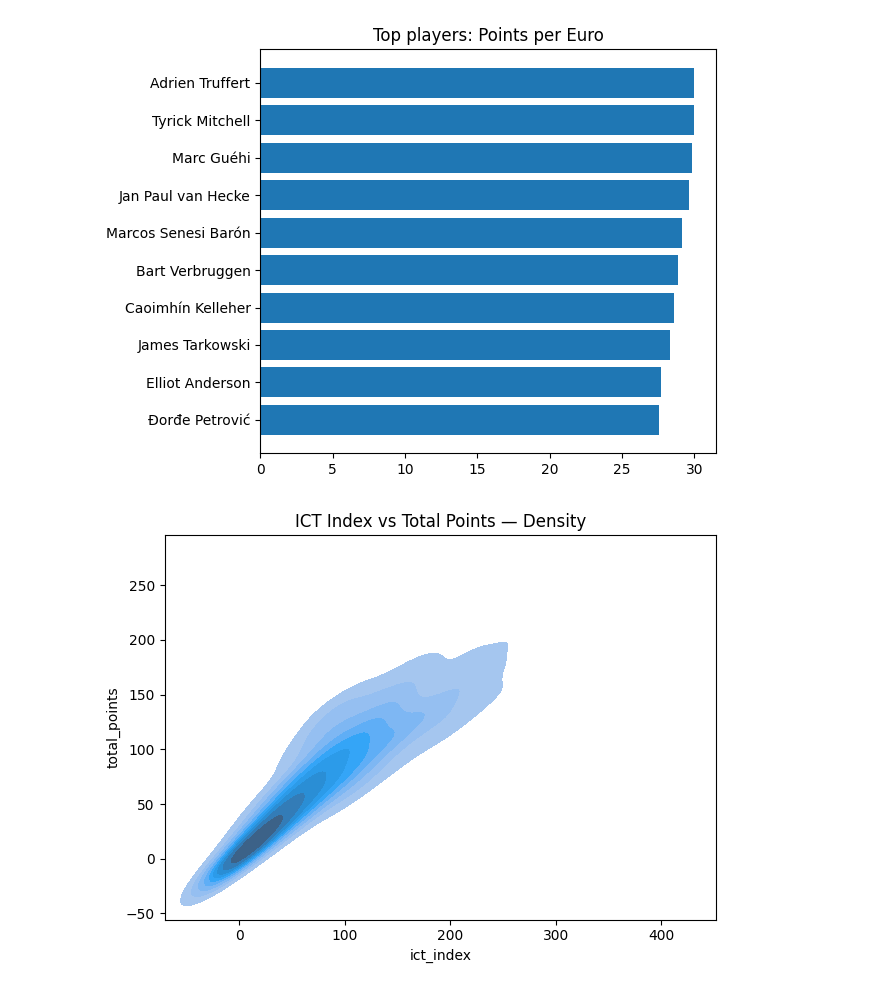
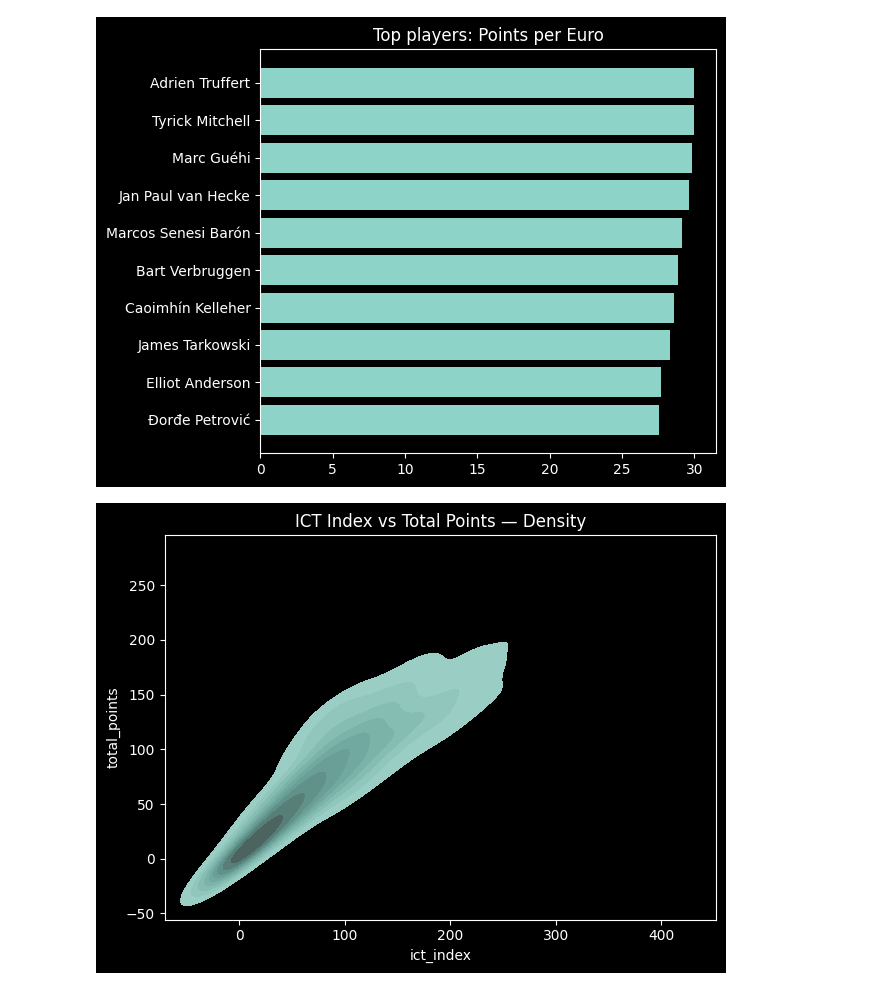
Before and after one commit to pratikmogaveera/fpl-analysis, a Jupyter notebook: fpl_analysis.ipynb, the cells around one changed output. Drawn from its saved outputs; the diff is of its cells as text; code cells hidden in the pictures.

Commit message:
feat:(notebook) dark mode added to chart, recommendation table extended

```diff
--- a/fpl_analysis.ipynb
+++ b/fpl_analysis.ipynb
@@ -6,8 +6,9 @@ import seaborn as sns
 # %%
 # Constants / Configs
 POSITION_MASTER = {1: 'GKP', 2: 'DEF', 3: 'MID', 4: 'FWD'}
-PLAYERS_NUMERIC_COLUMNS = ['form', 'points_per_game', 'ep_next', 'influence', 'creativity', 'threat', 'ict_index', 'value_form', 'value_season',
-                           'selected_by_percent', 'expected_goals', 'expected_assists', 'expected_goal_involvements', 'expected_goals_conceded']
+PLAYERS_NUMERIC_COLUMNS = ['form', 'points_per_game', 'ep_next', 'influence', 'creativity', 'threat', 'ict_index',
+                           'value_form', 'value_season', 'selected_by_percent', 'expected_goals', 'expected_assists',
+                           'expected_goal_involvements', 'expected_goals_conceded']
 PLAYERS_NORMALIZATION_COLUMNS = ['points_per_game', 'ep_next', 'fdr', 'ict_index', 'chance_of_playing_next_round']
 WEIGHTS = {
   'points_per_game': 0.3,
@@ -83,14 +84,16 @@ players_df['next_gw_score'] = sum([players_df[f'{col}_norm'] * value for col, va
 active_players = players_df[players_df['total_points'] > 0]
 # %%
 # Visualizations
+plt.style.use('dark_background')
+
 fig, ax = plt.subplots()
 top_10_by_value = players_df.sort_values(by='points_per_euro', ascending=False).head(10).sort_values(by='points_per_euro', ascending=True)
 ax.barh(top_10_by_value['full_name'], top_10_by_value['points_per_euro'])
 ax.set_title('Top players: Points per Euro')
 plt.tight_layout()
 plt.show()
 # %% [output]
-[figure, old version]
+[figure, new version]
 # %%
 fig, ax = plt.subplots()
 sns.kdeplot(data=active_players, x='ict_index', y='total_points', fill=True, ax=ax)
@@ -98,7 +101,7 @@ ax.set_title('ICT Index vs Total Points — Density')
 plt.tight_layout()
 plt.show()
 # %% [output]
-[figure, old version]
+[figure, new version]
 # %%
 corr_cols = ['total_points', 'ict_index', 'points_per_game', 'ep_next', 'selected_by_percent', 'cost']
 corr_matrix = players_df[corr_cols].corr()
```
Also changed, not shown: parts of 2 cells of this notebook.
